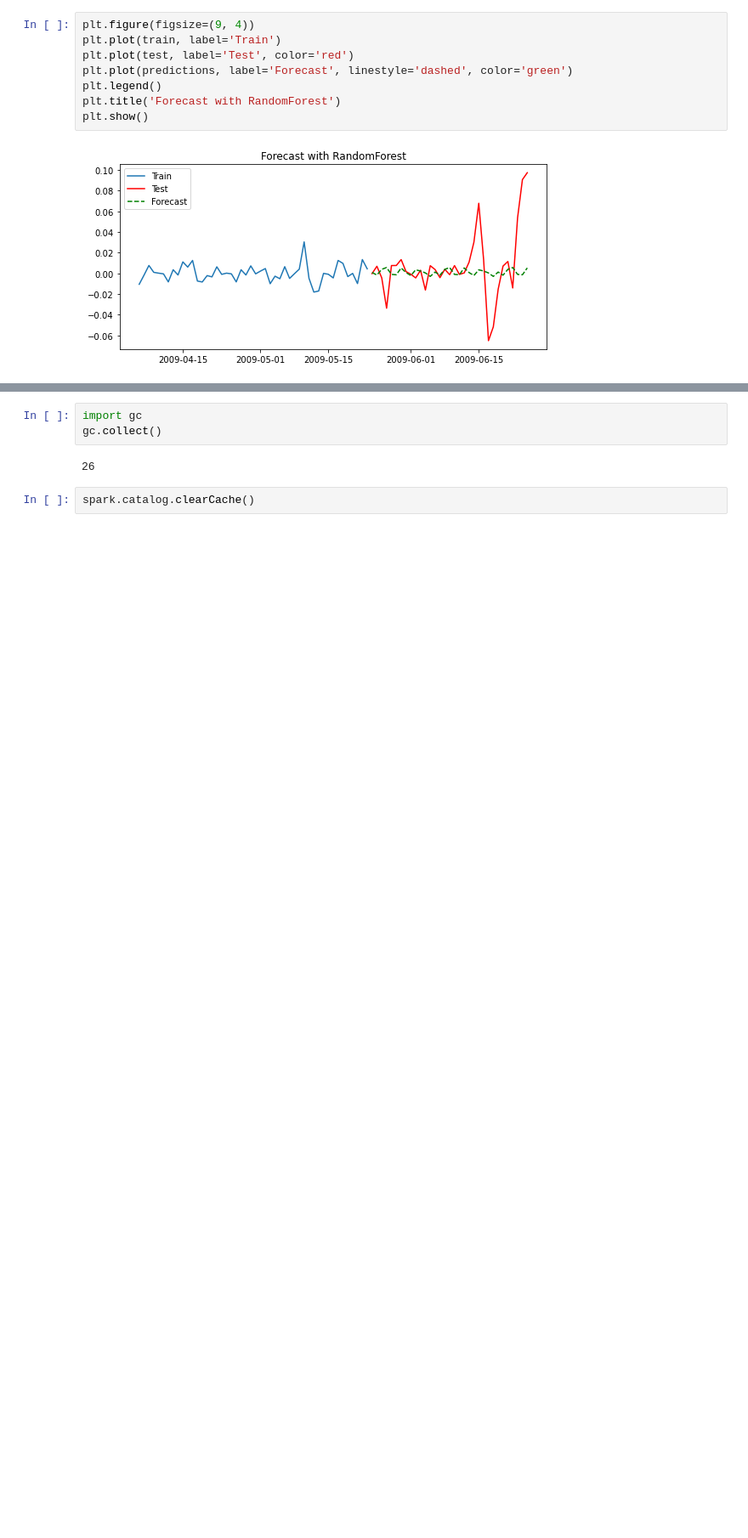
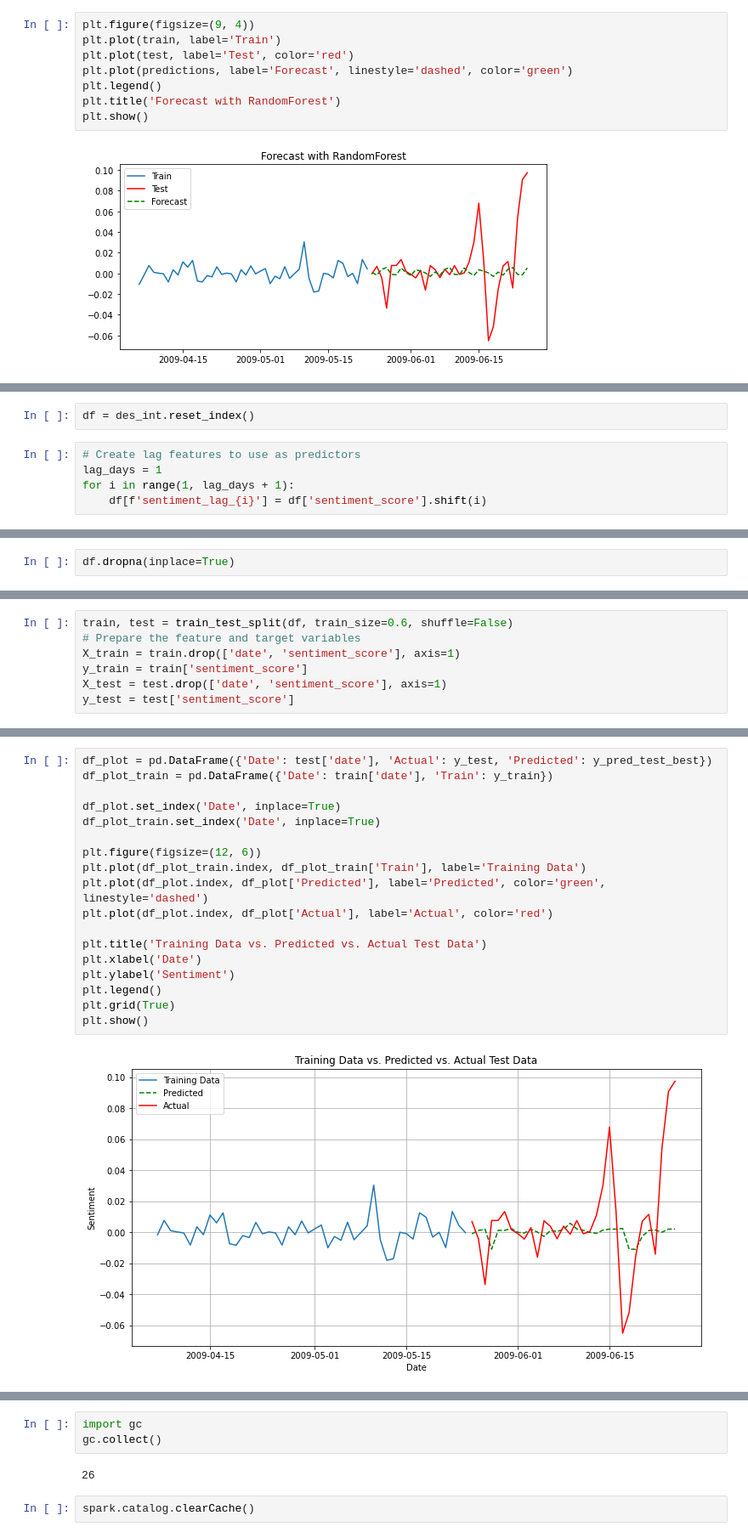
Before and after one commit to sbs23006/Big-data-time-series-forecasting, a Jupyter notebook: DataProcessing.ipynb, the cells around one changed output, grey strips where cells are left out. Shown at 85% size. Cells and saved outputs as stored; diff of their text form; blank space fills up the shorter version.

```diff
--- a/DataProcessing.ipynb
+++ b/DataProcessing.ipynb
@@ -1039,0 +966,7 @@ You can set `force_col_wise=true` to remove the overhead.
+# %%
+df = des_int.reset_index()
+# %%
+# Create lag features to use as predictors
+lag_days = 1
+for i in range(1, lag_days + 1):
+    df[f'sentiment_lag_{i}'] = df['sentiment_score'].shift(i)
@@ -1039,0 +980,2 @@ You can set `force_col_wise=true` to remove the overhead.
+# %%
+df.dropna(inplace=True)
@@ -1039,0 +989,7 @@ You can set `force_col_wise=true` to remove the overhead.
+# %%
+train, test = train_test_split(df, train_size=0.6, shuffle=False)
+# Prepare the feature and target variables
+X_train = train.drop(['date', 'sentiment_score'], axis=1)
+y_train = train['sentiment_score']
+X_test = test.drop(['date', 'sentiment_score'], axis=1)
+y_test = test['sentiment_score']
@@ -1039,0 +1038,20 @@ You can set `force_col_wise=true` to remove the overhead.
+# %%
+df_plot = pd.DataFrame({'Date': test['date'], 'Actual': y_test, 'Predicted': y_pred_test_best})
+df_plot_train = pd.DataFrame({'Date': train['date'], 'Train': y_train})
+
+df_plot.set_index('Date', inplace=True)
+df_plot_train.set_index('Date', inplace=True)
+
+plt.figure(figsize=(12, 6))
+plt.plot(df_plot_train.index, df_plot_train['Train'], label='Training Data')
+plt.plot(df_plot.index, df_plot['Predicted'], label='Predicted', color='green', linestyle='dashed')
+plt.plot(df_plot.index, df_plot['Actual'], label='Actual', color='red')
+
+plt.title('Training Data vs. Predicted vs. Actual Test Data')
+plt.xlabel('Date')
+plt.ylabel('Sentiment')
+plt.legend()
+plt.grid(True)
+plt.show()
+# %% [output]
+[figure, added]
```
Also changed, not shown: parts of 50 cells of this notebook, 3 other files.
